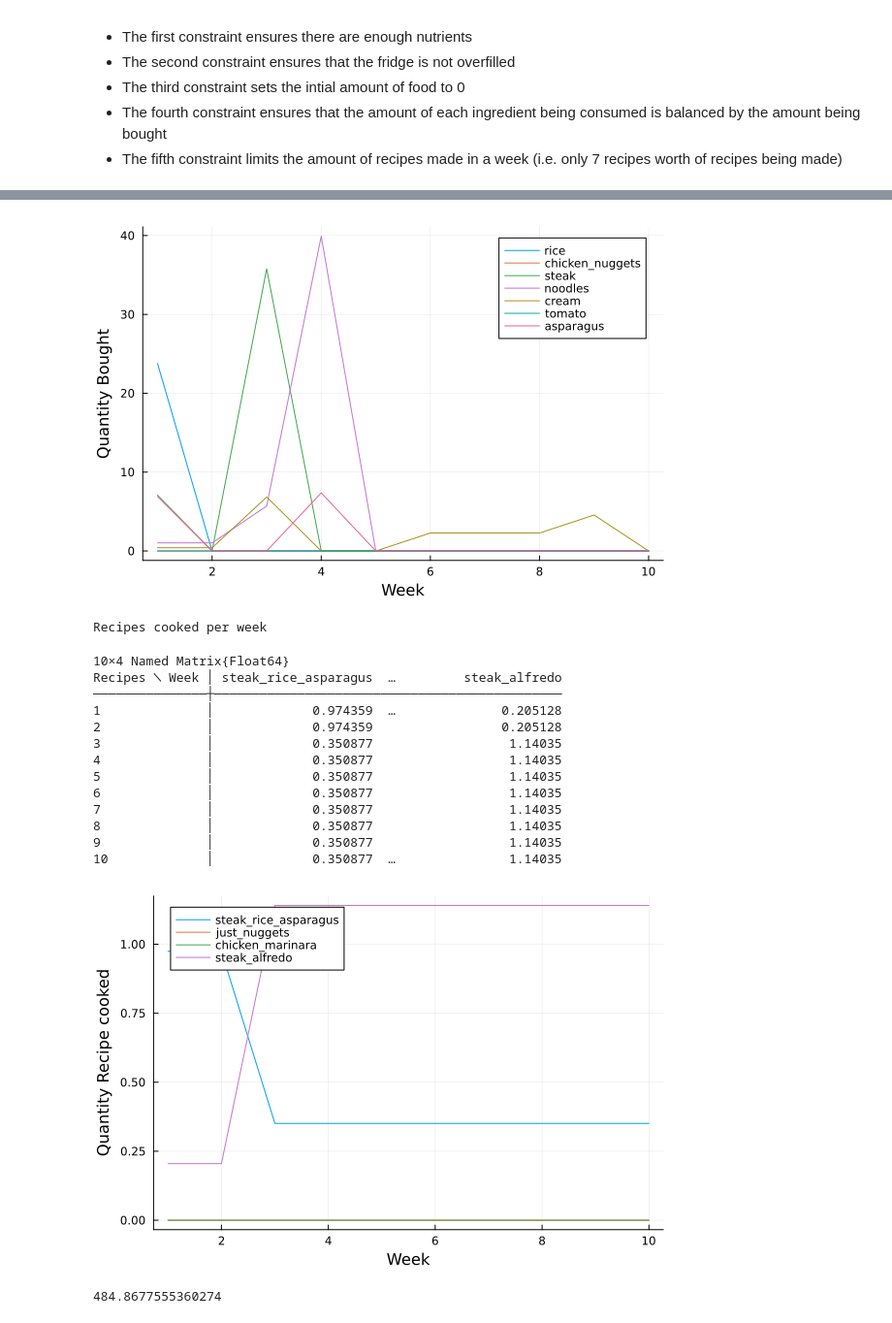
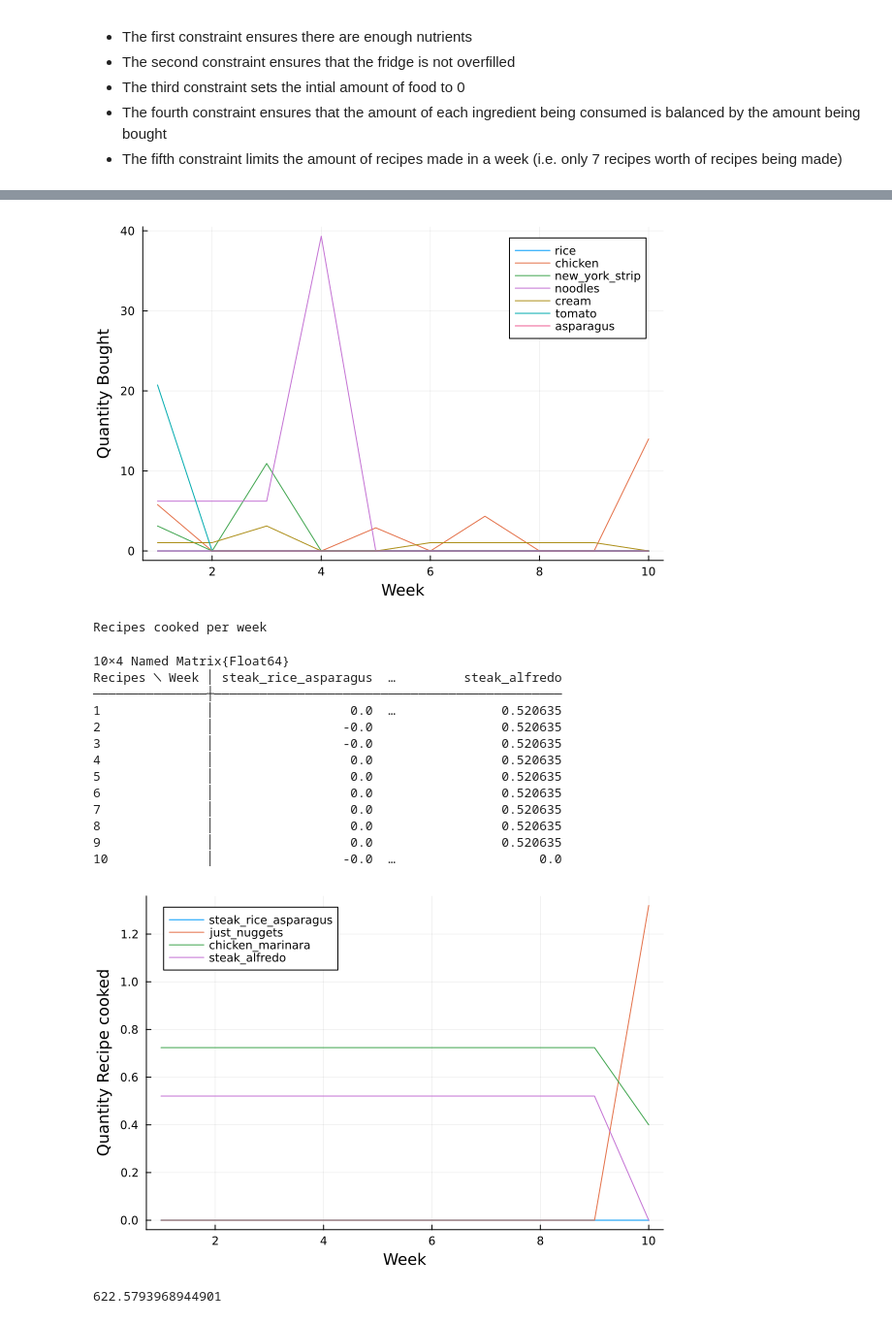
Before and after one commit to ktoriumi107/ISYE-524-Project, a Jupyter notebook: Project-Draft1+MoreNutrients.ipynb, the cells around one changed output, grey strips where cells are left out. Shown: that part at 97% size. Saved outputs shown, nothing was run; the diff lists cells and outputs as text; code cells hidden in the pictures.

Commit message:
Updated report intro, linear problem constraint

```diff
--- a/Project-Draft1+MoreNutrients.ipynb
+++ b/Project-Draft1+MoreNutrients.ipynb
@@ -53,7 +53,7 @@ FR_CAP = 100
 
 #Data 2:
 Random.seed!(300)
-I = [:rice, :chicken_nuggets, :steak, :noodles, :cream, :tomato, :asparagus]
+I = [:rice, :chicken, :new_york_strip, :noodles, :cream, :tomato, :asparagus]
 
 N = [:calories, :protein, :fiber, :carbs, :fat, :vitamins, :minerals]
 
@@ -71,8 +71,9 @@ F = NamedArray([300 0 .5 30 0 0 2;
 
 S = NamedArray([2000, 80, 15, 100, 10, 20, 20], N, "Nutrient Requirements")
 
+Cinit = []
 C = NamedArray(zeros(Float64, length(T), length(I)), (T, I), ("Week", "Ingredients"))
-V = NamedArray([20, 20, 40, 50, 20, 20, 20], I, "Volume")
+V = NamedArray([.5, .5, 1, 2, .5, .5, 1], I, "Volume")
 
 for i in 1:length(I)
     C[1, i] = length(String(I[i]))
@@ -105,7 +106,7 @@ m = Model(HiGHS.Optimizer)
 @constraint(m, nutr_satisfied[n in N, t in T],
     sum(y[t, r] * sum(Req[r, i] * F[i, n] for i in I) for r in R) >= S[n])
 
-@constraint(m, fridge_capacity[t in T], sum( x[t, i] for i in I ) <= FR_CAP)
+@constraint(m, fridge_capacity[t in T], sum( (x[t, i] * V[i])  for i in I ) <= FR_CAP)
 
 @constraint(m, first_ingredient_bal[i in I], x[1, i] == sum( y[1,r] * Req[r,i] for r in R) + z[1, i])
 
@@ -160,20 +161,20 @@ Ingredients ╲ Week │            rice  …        asparagus
-[figure, old version]
+[figure, new version]
 Recipes cooked per week
 10×4 Named Matrix{Float64}
 Recipes ╲ Week │ steak_rice_asparagus  …         steak_alfredo
 ───────────────┼──────────────────────────────────────────────
-1              │             0.974359  …              0.205128
-2              │             0.974359                 0.205128
-3              │             0.350877                  1.14035
-4              │             0.350877                  1.14035
-5              │             0.350877                  1.14035
-6              │             0.350877                  1.14035
-7              │             0.350877                  1.14035
-8              │             0.350877                  1.14035
-9              │             0.350877                  1.14035
-10             │             0.350877  …               1.14035
+1              │                  0.0  …              0.520635
+2              │                 -0.0                 0.520635
+3              │                 -0.0                 0.520635
+4              │                  0.0                 0.520635
+5              │                  0.0                 0.520635
+6              │                  0.0                 0.520635
+7              │                  0.0                 0.520635
+8              │                  0.0                 0.520635
+9              │                  0.0                 0.520635
+10             │                 -0.0  …                   0.0
-[figure, old version]
+[figure, new version]
-484.8677555360274
+622.5793968944901
 # %%
 #using DataFrames, CSV
 #df = CSV.read("stigler.csv",DataFrame,delim=',')
```
Also changed, not shown: parts of 1 cell of this notebook, 1 other file.
